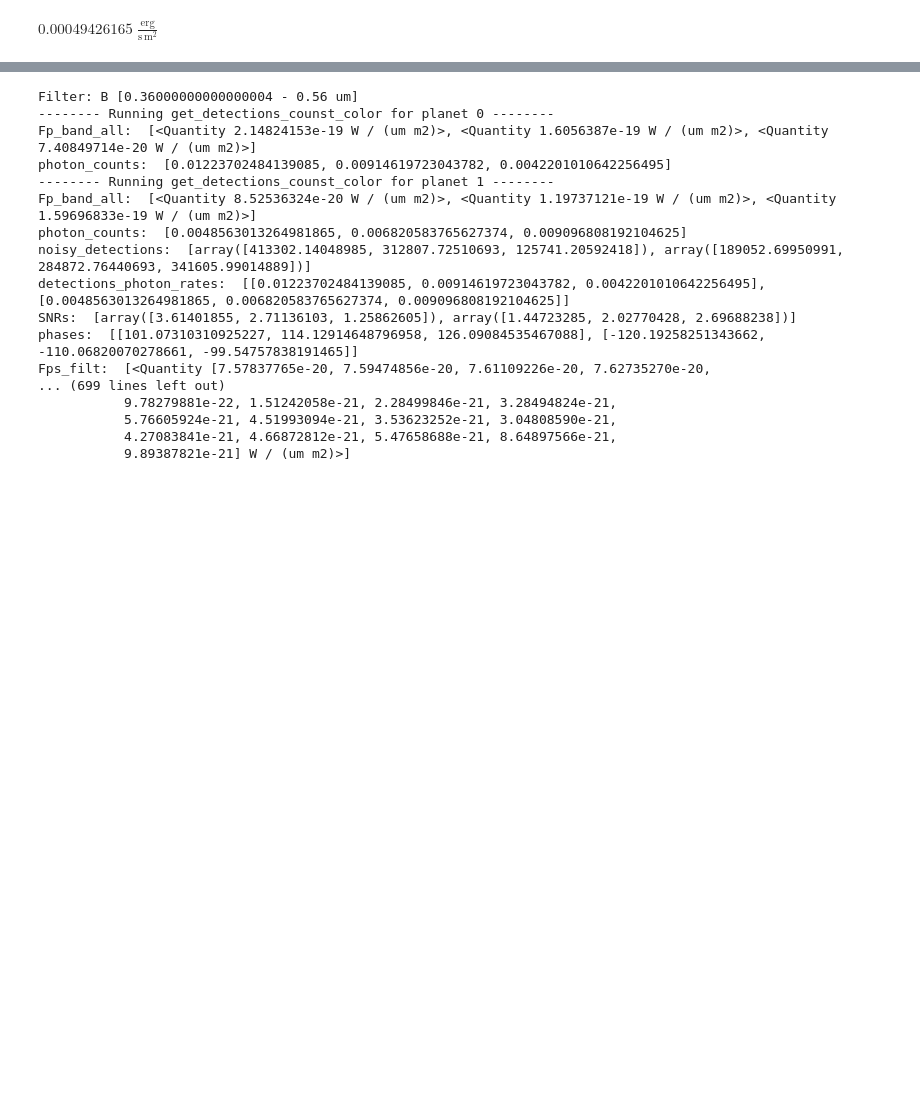
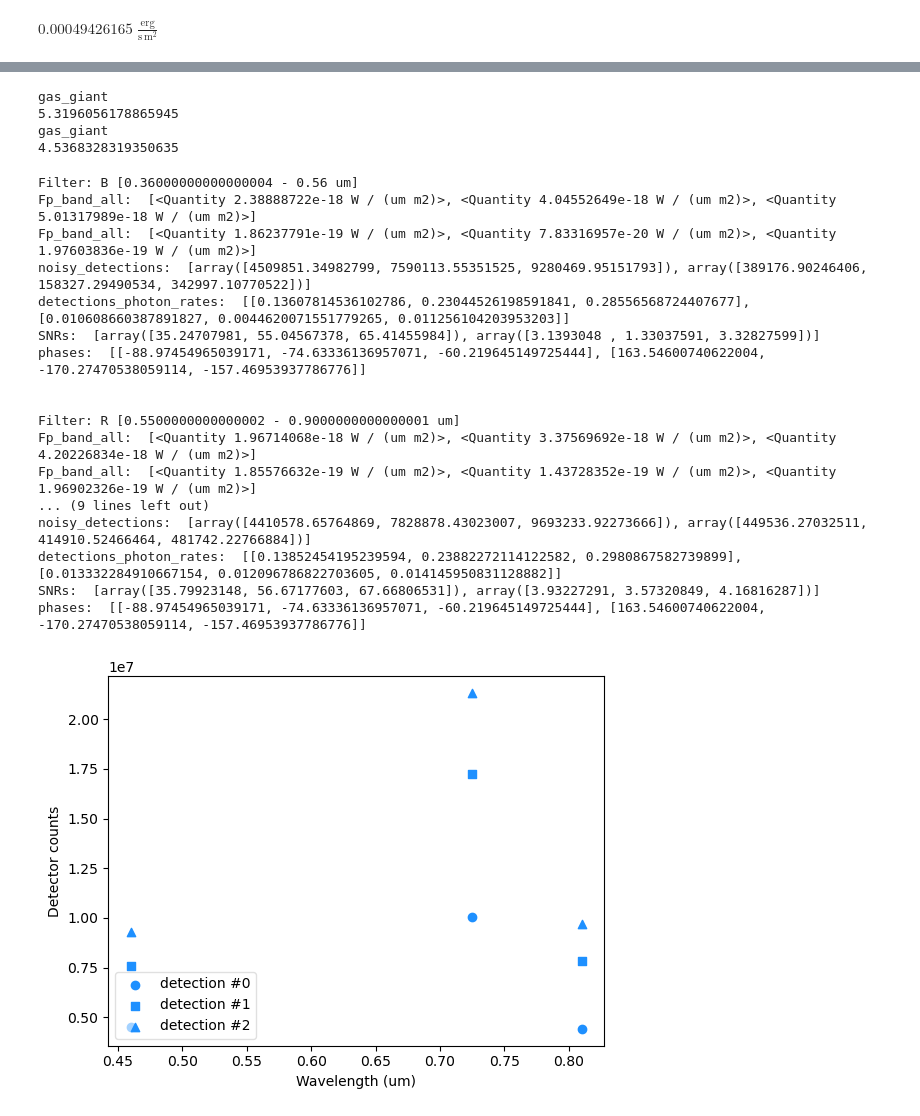
Before and after one commit to snhasler/deconfuser, a Jupyter notebook: photometry/test_color.ipynb, the cells around one changed output, grey strips where cells are left out. Cells and saved outputs as stored; diff of their text form; code cells hidden in the pictures; blank space fills up the shorter version.

```diff
--- a/photometry/test_color.ipynb
+++ b/photometry/test_color.ipynb
@@ -405,49 +405,74 @@ all_coords = []
 for ip in range(n_planets):
     all_coords.append(list(map(list, observations[ip*len(ts):(ip+1)*len(ts)])))
 all_coords = np.asarray(all_coords)
+# %%
+for i in range(len(system.planets)):
+    print(system.planets[i].type)
+    print(system.planets[i].a)
+# %% [output]
+gas_giant
+5.3196056178865945
+gas_giant
+4.5368328319350635
 # %%
 kk = 0
+colors = ['dodgerblue', 'deeppink', 'darkred']
+markers = ['o', 's', '^']
+fig, ax = plt.subplots()
+
 for filter_name in filter_names:
         if kk == 0:
                 first_filter = True
         else:
                 first_filter = False
 
         filter_data, lambda_min, lambda_max = detector.get_filter_info(filter_name) # assigns filter info to detector parameters (wavelength, bandwidth)
         print(f"\n\nFilter: {filter_name} [{lambda_min} - {lambda_max} um]")
 
         # ---- get noisy and not noisy photometric detections for simulated system ----
-        noisy_detections, detections_photon_rates, SNRs, phases, Fps_filt, Fp_band_all = phot.get_detections_counts_color(n_epochs, xyzs=all_coords,
+        noisy_detections, detections_photon_rates, SNRs, phases = phot.get_detections_counts_color(n_epochs, xyzs=all_coords,
                                                                                                    Star=star, System=system,
                                                                                                      Detector=detector,
                                                                                                      filter_name=filter_name,
                                                                                                      spectrum_dir=spectrum_dir,
                                                                                                      first_filter=first_filter)
         print('noisy_detections: ', noisy_detections)
         print("detections_photon_rates: ", detections_photon_rates)
         print('SNRs: ', SNRs)
         print('phases: ', phases)
-        print("Fps_filt: ", Fps_filt)
-        print("Fp_band_all: ", Fp_band_all)
+
         kk += 1
+
+        # for just 1 planet:
+        for detection in range(len(noisy_detections[0])):
+                plt.scatter((lambda_max + lambda_min)/2, noisy_detections[0][detection], c=colors[0],
+                            label=f'detection #{detection}', marker=markers[detection])
+        plt.ylabel('Detector counts')
+        plt.xlabel('Wavelength (um)')
+
+        # Get only first three instances of marker labels
+        handles, labels = plt.gca().get_legend_handles_labels()
+        by_label = dict(zip(labels, handles))
+        plt.legend(by_label.values(), by_label.keys(), loc='lower left', framealpha=0.6)
 # %% [output]
 Filter: B [0.36000000000000004 - 0.56 um]
--------- Running get_detections_counst_color for planet 0 --------
-Fp_band_all:  [<Quantity 2.14824153e-19 W / (um m2)>, <Quantity 1.6056387e-19 W / (um m2)>, <Quantity 7.40849714e-20 W / (um m2)>]
-photon_counts:  [0.01223702484139085, 0.00914619723043782, 0.0042201010642256495]
--------- Running get_detections_counst_color for planet 1 --------
-Fp_band_all:  [<Quantity 8.52536324e-20 W / (um m2)>, <Quantity 1.19737121e-19 W / (um m2)>, <Quantity 1.59696833e-19 W / (um m2)>]
-photon_counts:  [0.0048563013264981865, 0.006820583765627374, 0.009096808192104625]
-noisy_detections:  [array([413302.14048985, 312807.72510693, 125741.20592418]), array([189052.69950991, 284872.76440693, 341605.99014889])]
-detections_photon_rates:  [[0.01223702484139085, 0.00914619723043782, 0.0042201010642256495], [0.0048563013264981865, 0.006820583765627374, 0.009096808192104625]]
-SNRs:  [array([3.61401855, 2.71136103, 1.25862605]), array([1.44723285, 2.02770428, 2.69688238])]
-phases:  [[101.07310310925227, 114.12914648796958, 126.09084535467088], [-120.19258251343662, -110.06820070278661, -99.54757838191465]]
-Fps_filt:  [<Quantity [7.57837765e-20, 7.59474856e-20, 7.61109226e-20, 7.62735270e-20,
-... (699 lines left out)
-           9.78279881e-22, 1.51242058e-21, 2.28499846e-21, 3.28494824e-21,
-           5.76605924e-21, 4.51993094e-21, 3.53623252e-21, 3.04808590e-21,
-           4.27083841e-21, 4.66872812e-21, 5.47658688e-21, 8.64897566e-21,
-           9.89387821e-21] W / (um m2)>]
+Fp_band_all:  [<Quantity 2.38888722e-18 W / (um m2)>, <Quantity 4.04552649e-18 W / (um m2)>, <Quantity 5.01317989e-18 W / (um m2)>]
+Fp_band_all:  [<Quantity 1.86237791e-19 W / (um m2)>, <Quantity 7.83316957e-20 W / (um m2)>, <Quantity 1.97603836e-19 W / (um m2)>]
+noisy_detections:  [array([4509851.34982799, 7590113.55351525, 9280469.95151793]), array([389176.90246406, 158327.29490534, 342997.10770522])]
+detections_photon_rates:  [[0.13607814536102786, 0.23044526198591841, 0.28556568724407677], [0.010608660387891827, 0.0044620071551779265, 0.011256104203953203]]
+SNRs:  [array([35.24707981, 55.04567378, 65.41455984]), array([3.1393048 , 1.33037591, 3.32827599])]
+phases:  [[-88.97454965039171, -74.63336136957071, -60.219645149725444], [163.54600740622004, -170.27470538059114, -157.46953937786776]]
+
+
+Filter: R [0.5500000000000002 - 0.9000000000000001 um]
+Fp_band_all:  [<Quantity 1.96714068e-18 W / (um m2)>, <Quantity 3.37569692e-18 W / (um m2)>, <Quantity 4.20226834e-18 W / (um m2)>]
+Fp_band_all:  [<Quantity 1.85576632e-19 W / (um m2)>, <Quantity 1.43728352e-19 W / (um m2)>, <Quantity 1.96902326e-19 W / (um m2)>]
+... (9 lines left out)
+noisy_detections:  [array([4410578.65764869, 7828878.43023007, 9693233.92273666]), array([449536.27032511, 414910.52466464, 481742.22766884])]
+detections_photon_rates:  [[0.13852454195239594, 0.23882272114122582, 0.2980867582739899], [0.013332284910667154, 0.012096786822703605, 0.014145950831128882]]
+SNRs:  [array([35.79923148, 56.67177603, 67.66806531]), array([3.93227291, 3.57320849, 4.16816287])]
+phases:  [[-88.97454965039171, -74.63336136957071, -60.219645149725444], [163.54600740622004, -170.27470538059114, -157.46953937786776]]
+[figure, added]
 # %%
 system.planets[0].phase_angles
 # %% [output]
```
Also changed, not shown: parts of 9 cells of this notebook, 1 other file.
